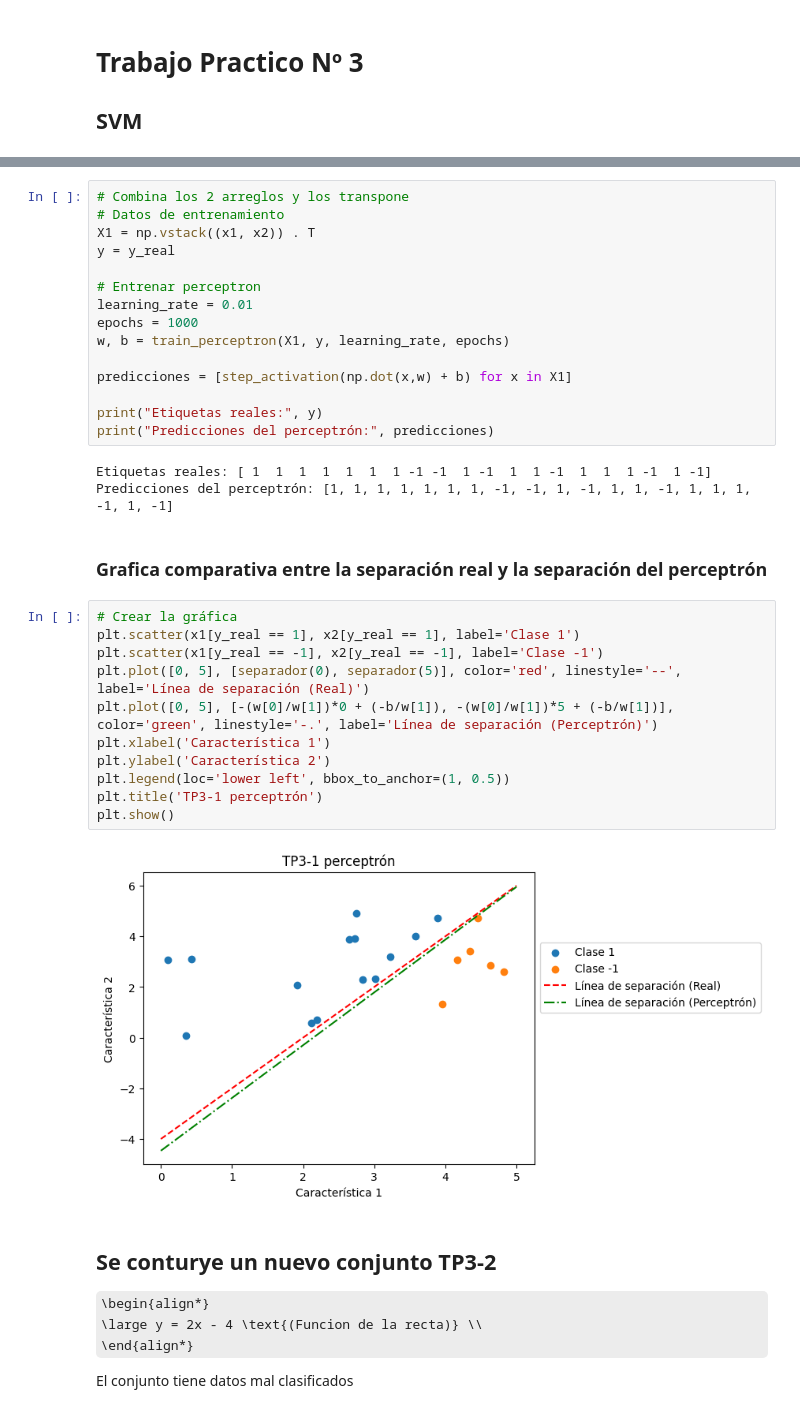
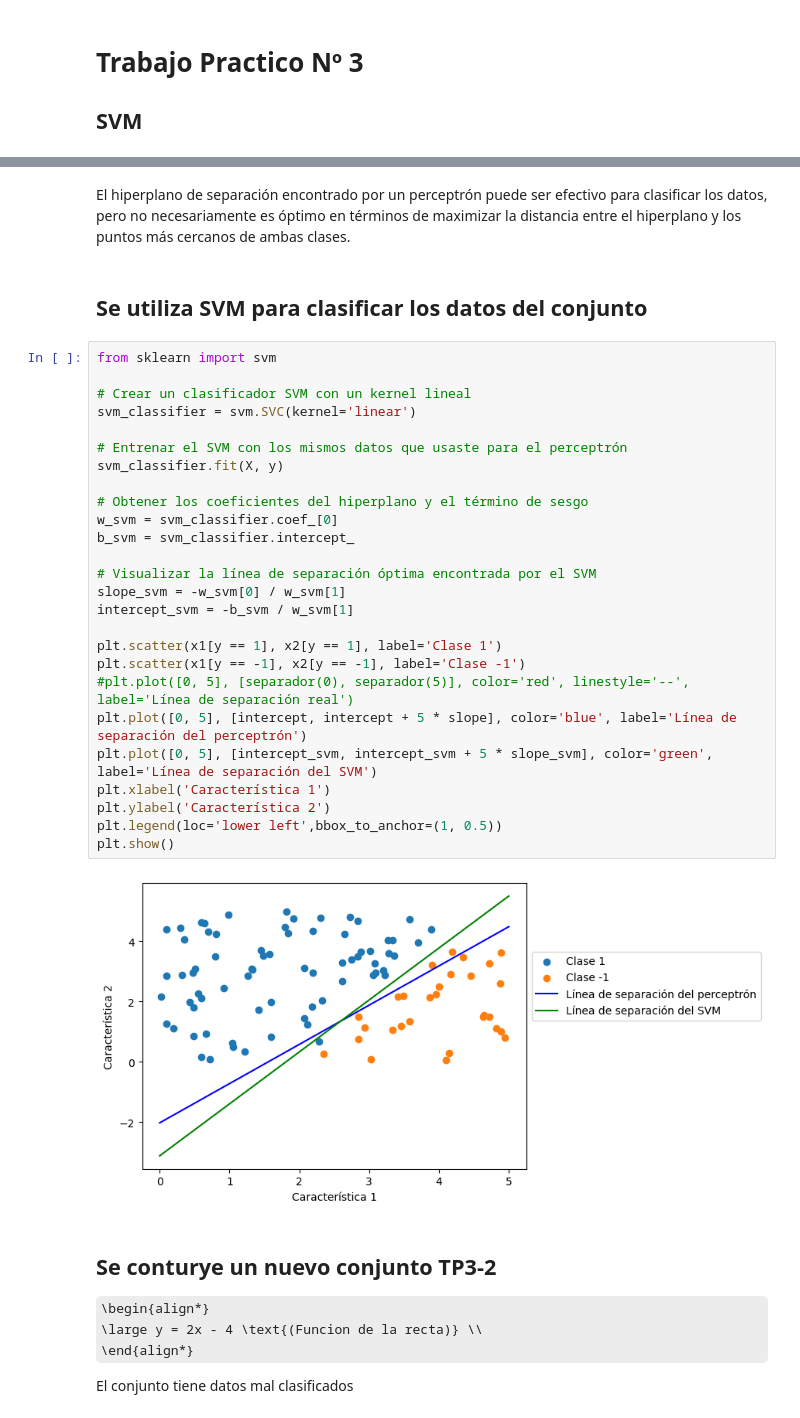
Before and after one commit to UnahurAprendizajeAutomatico/SVM, a Jupyter notebook: modelos/svm.ipynb, the cells around one changed output, grey strips where cells are left out. Drawn from its saved outputs; the diff is of its cells as text; some formulas as TeX source.

```diff
--- a/modelos/svm.ipynb
+++ b/modelos/svm.ipynb
@@ -74,36 +67,35 @@ def train_perceptron(X, y, learning_rate, epochs=10):
-# %%
-# Combina los 2 arreglos y los transpone
-# Datos de entrenamiento
-X1 = np.vstack((x1, x2)) . T
-y = y_real
-
-# Entrenar perceptron
-learning_rate = 0.01
-epochs = 1000
-w, b = train_perceptron(X1, y, learning_rate, epochs)
-
-predicciones = [step_activation(np.dot(x,w) + b) for x in X1]
-
-print("Etiquetas reales:", y)
-print("Predicciones del perceptrón:", predicciones)
-# %% [output]
-Etiquetas reales: [ 1  1  1  1  1  1  1 -1 -1  1 -1  1  1 -1  1  1  1 -1  1 -1]
-Predicciones del perceptrón: [1, 1, 1, 1, 1, 1, 1, -1, -1, 1, -1, 1, 1, -1, 1, 1, 1, -1, 1, -1]
-# %% [markdown]
-### Grafica comparativa entre la separación real y la separación del perceptrón
-# %%
-# Crear la gráfica
-plt.scatter(x1[y_real == 1], x2[y_real == 1], label='Clase 1')
-plt.scatter(x1[y_real == -1], x2[y_real == -1], label='Clase -1')
-plt.plot([0, 5], [separador(0), separador(5)], color='red', linestyle='--', label='Línea de separación (Real)')
-plt.plot([0, 5], [-(w[0]/w[1])*0 + (-b/w[1]), -(w[0]/w[1])*5 + (-b/w[1])], color='green', linestyle='-.', label='Línea de separación (Perceptrón)')
-plt.xlabel('Característica 1')
-plt.ylabel('Característica 2')
-plt.legend(loc='lower left', bbox_to_anchor=(1, 0.5))
-plt.title('TP3-1 perceptrón')
-plt.show()
-# %% [output]
-[figure, removed]
+# %% [markdown]
+El hiperplano de separación encontrado por un perceptrón puede ser efectivo para clasificar los datos, pero no necesariamente es óptimo en términos de maximizar la distancia entre el hiperplano y los puntos más cercanos de ambas clases.
+# %% [markdown]
+## Se utiliza SVM para clasificar los datos del conjunto
+# %%
+from sklearn import svm
+
+# Crear un clasificador SVM con un kernel lineal
+svm_classifier = svm.SVC(kernel='linear')
+
+# Entrenar el SVM con los mismos datos que usaste para el perceptrón
+svm_classifier.fit(X, y)
+
+# Obtener los coeficientes del hiperplano y el término de sesgo
+w_svm = svm_classifier.coef_[0]
+b_svm = svm_classifier.intercept_
+
+# Visualizar la línea de separación óptima encontrada por el SVM
+slope_svm = -w_svm[0] / w_svm[1]
+intercept_svm = -b_svm / w_svm[1]
+
+plt.scatter(x1[y == 1], x2[y == 1], label='Clase 1')
+plt.scatter(x1[y == -1], x2[y == -1], label='Clase -1')
+#plt.plot([0, 5], [separador(0), separador(5)], color='red', linestyle='--', label='Línea de separación real')
+plt.plot([0, 5], [intercept, intercept + 5 * slope], color='blue', label='Línea de separación del perceptrón')
+plt.plot([0, 5], [intercept_svm, intercept_svm + 5 * slope_svm], color='green', label='Línea de separación del SVM')
+plt.xlabel('Característica 1')
+plt.ylabel('Característica 2')
+plt.legend(loc='lower left',bbox_to_anchor=(1, 0.5))
+plt.show()
+# %% [output]
+[figure, added]
 # %% [markdown]
 ## Se conturye un nuevo conjunto TP3-2
 \begin{align*}
```
Also changed, not shown: parts of 23 cells of this notebook.
